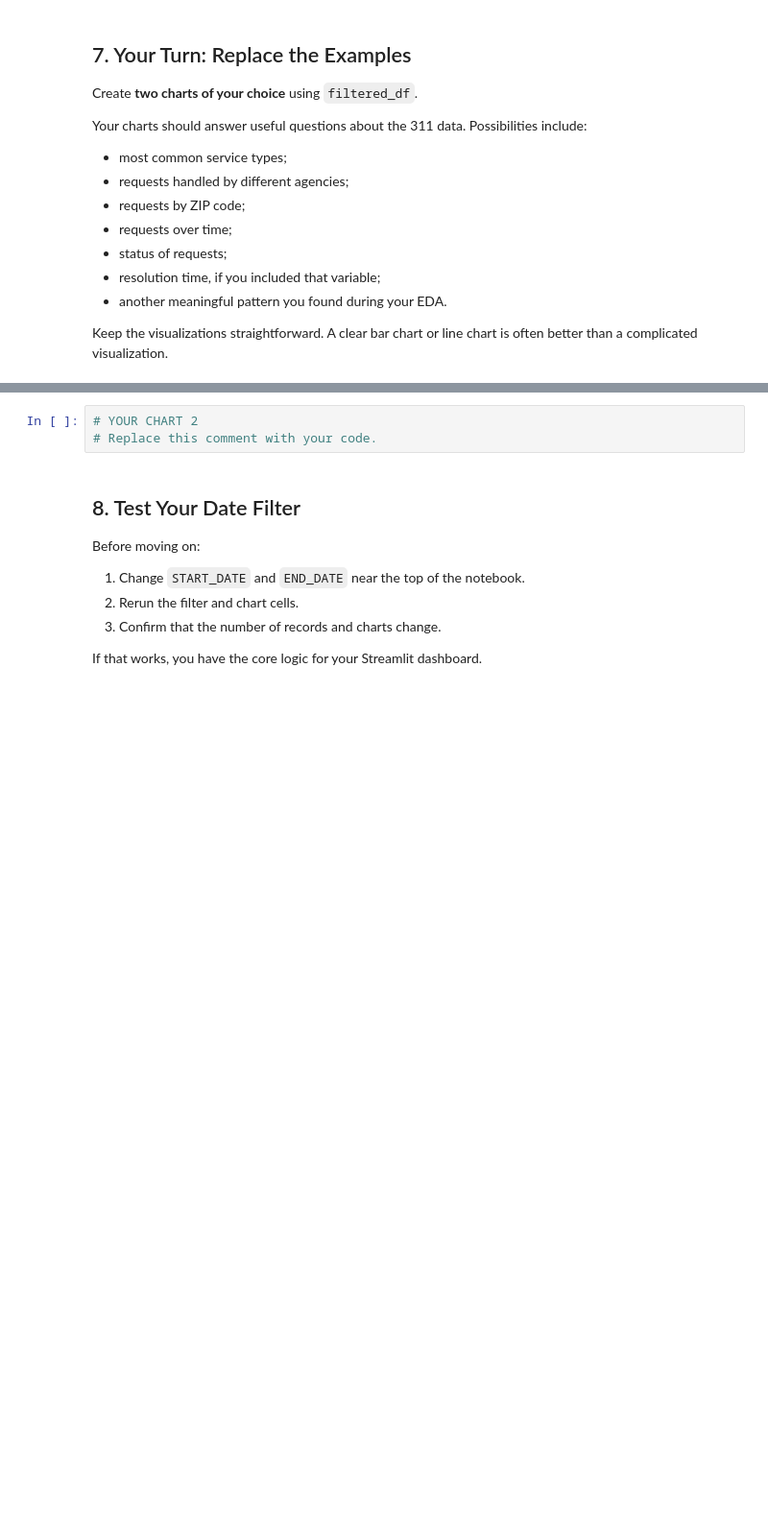
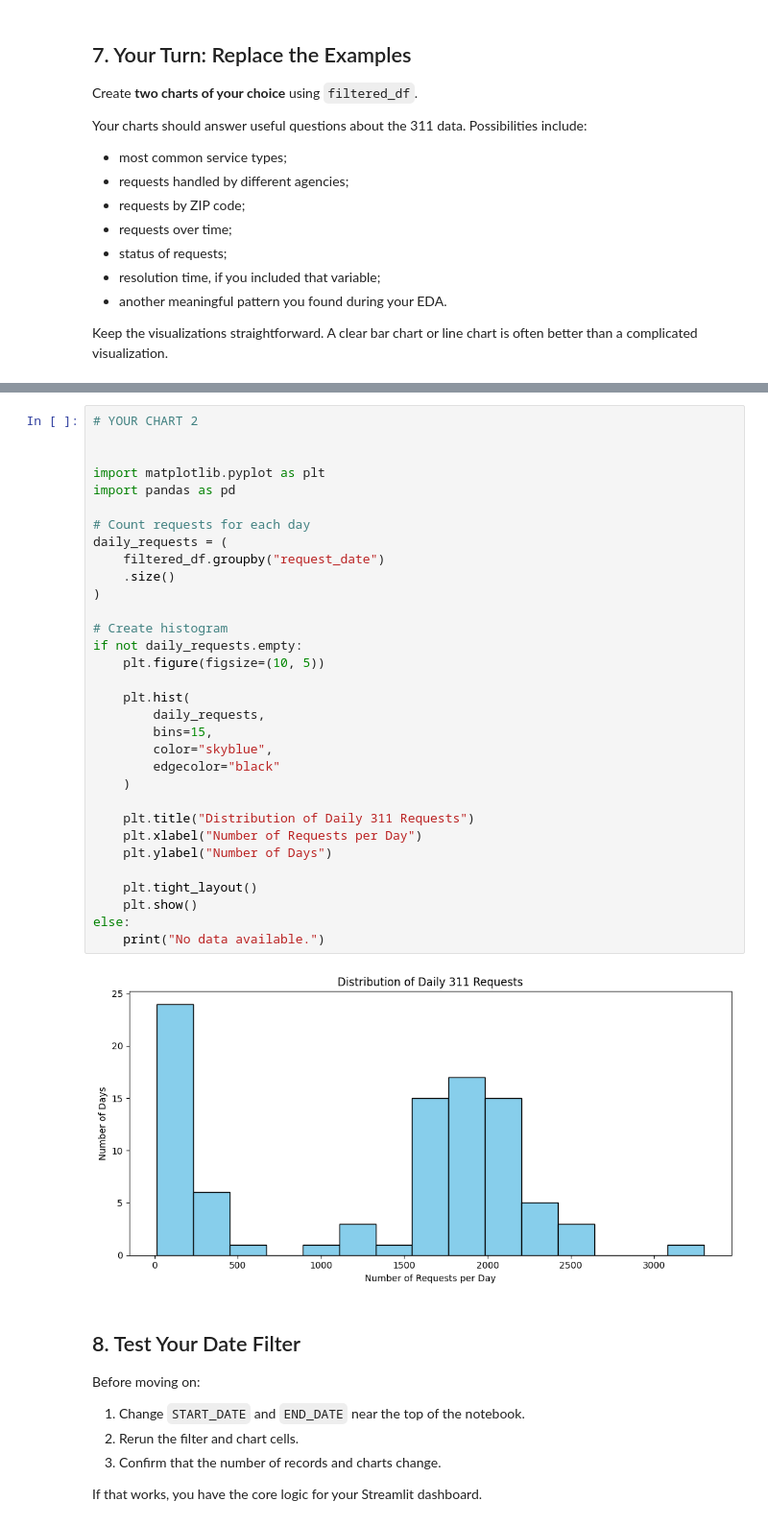
Before and after one commit to Knguyen351/Advanced-Programming-311-Streamlit-Project, a Jupyter notebook: Notebook_2_Prototype_311_Dashboard_KevinNguyen10-26-26.ipynb, the cells around one changed output, grey strips where cells are left out. Shown at 96% size. Cells and saved outputs as stored; diff of their text form; blank space fills up the shorter version.

```diff
--- a/Notebook_2_Prototype_311_Dashboard_KevinNguyen10-26-26.ipynb
+++ b/Notebook_2_Prototype_311_Dashboard_KevinNguyen10-26-26.ipynb
@@ -182,6 +190,37 @@ NameError: name 'filtered_df' is not defined
-# %%
-# YOUR CHART 2
-# Replace this comment with your code.
+# %%
+# YOUR CHART 2
+
+
+import matplotlib.pyplot as plt
+import pandas as pd
+
+# Count requests for each day
+daily_requests = (
+    filtered_df.groupby("request_date")
+    .size()
+)
+
+# Create histogram
+if not daily_requests.empty:
+    plt.figure(figsize=(10, 5))
+
+    plt.hist(
+        daily_requests,
+        bins=15,
+        color="skyblue",
+        edgecolor="black"
+    )
+
+    plt.title("Distribution of Daily 311 Requests")
+    plt.xlabel("Number of Requests per Day")
+    plt.ylabel("Number of Days")
+
+    plt.tight_layout()
+    plt.show()
+else:
+    print("No data available.")
+# %% [output]
+[figure, added]
 # %% [markdown]
 ## 8. Test Your Date Filter
 Before moving on:
```
Also changed, not shown: parts of 4 cells of this notebook.
